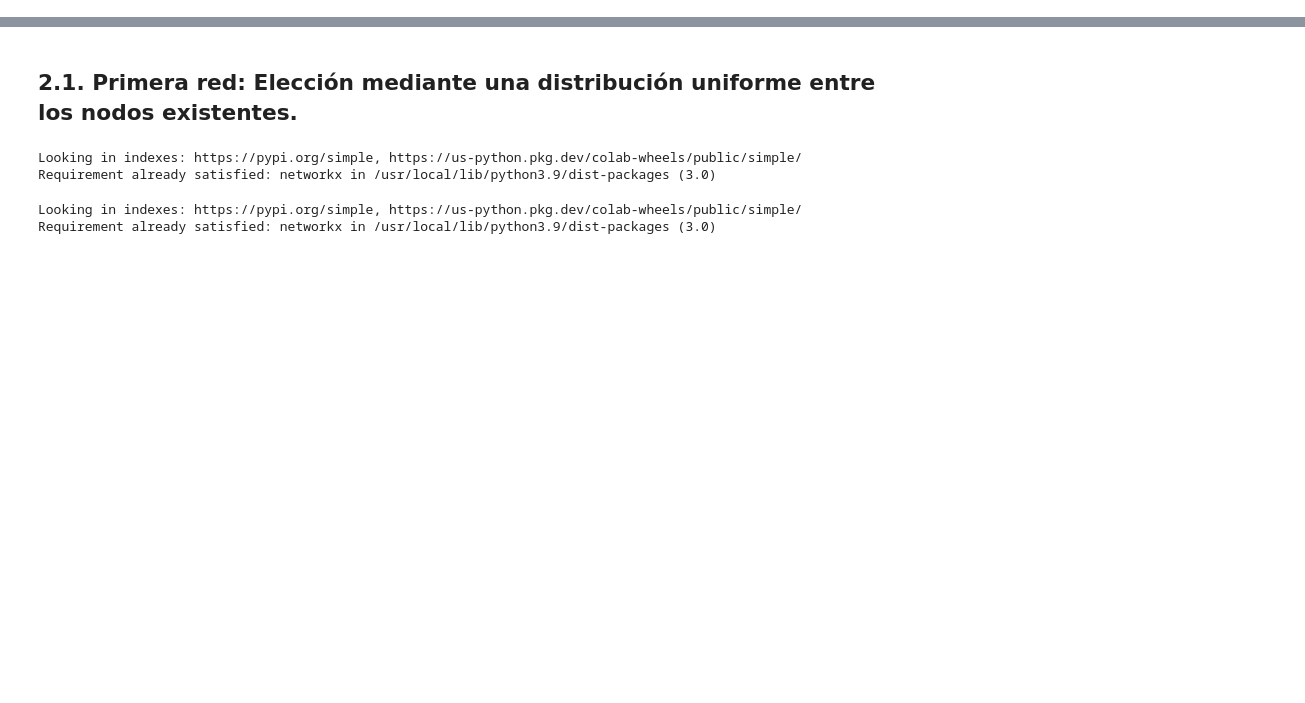
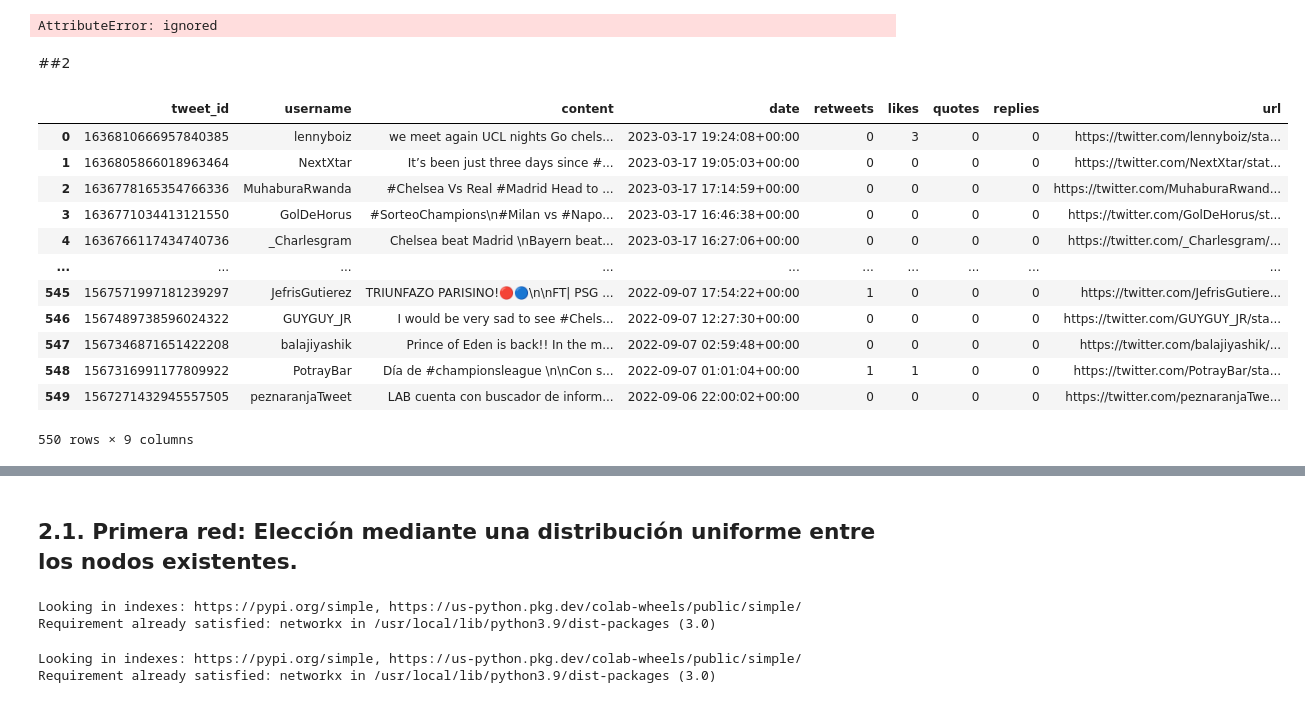
Before and after one commit to jsebastianquiroga/Topicos_analitica, a Jupyter notebook: Notebook/Empirical_network_twitter.ipynb, the cells around one changed output, grey strips where cells are left out. Cells and saved outputs as stored; diff of their text form; code cells hidden in the pictures; blank space fills up the shorter version.

```diff
--- a/Notebook/Empirical_network_twitter.ipynb
+++ b/Notebook/Empirical_network_twitter.ipynb
@@ -53,0 +81,23 @@ Se construiran dos redes, se comenzara con dos nodos, y posteriormente se coneca
+# %%
+# set the search query and search method
+query = "realDonaldTrump"
+search_method = "username"
+
+# set the start and end dates
+start_date = "2023-01-01"
+end_date = "2023-03-31"
+
+# create a TwitterGraph object with the search query, search method, start date, and end date
+tg = TwitterGraph(query, search_method, max_tweets=10, start_date=start_date, end_date=end_date)
+
+# # scrape tweets and build the directed graph
+# tg.build_graph()
+
+# # visualize the graph
+# tg.visualize_graph()
+
+# extract tweet data into a Pandas DataFrame
+tweet_data = tg.get_tweet_data()
+print(tweet_data.head())
+# %% [output]
+AttributeError: ignored
@@ -53,0 +202,2 @@ Se construiran dos redes, se comenzara con dos nodos, y posteriormente se coneca
+# %% [markdown]
+##2
@@ -53,0 +342,23 @@ Se construiran dos redes, se comenzara con dos nodos, y posteriormente se coneca
+# %%
+import pandas as pd
+
+tg = TwitterGraph("#Chelsea#Madrid", "hashtag", max_tweets=550)
+
+tweets = tg._scrape_tweets()
+
+df = pd.DataFrame(tweets)
+df
+# %% [output]
+|  | tweet_id | username | content | date | retweets | likes | quotes | replies | url |
+| 0 | 1636810666957840385 | lennyboiz | we meet again UCL nights Go chels... | 2023-03-17 19:24:08+00:00 | 0 | 3 | 0 | 0 | https://twitter.com/lennyboiz/sta... |
+| 1 | 1636805866018963464 | NextXtar | It’s been just three days since #... | 2023-03-17 19:05:03+00:00 | 0 | 0 | 0 | 0 | https://twitter.com/NextXtar/stat... |
+| 2 | 1636778165354766336 | MuhaburaRwanda | #Chelsea Vs Real #Madrid Head to ... | 2023-03-17 17:14:59+00:00 | 0 | 0 | 0 | 0 | https://twitter.com/MuhaburaRwand... |
+| 3 | 1636771034413121550 | GolDeHorus | #SorteoChampions\n#Milan vs #Napo... | 2023-03-17 16:46:38+00:00 | 0 | 0 | 0 | 0 | https://twitter.com/GolDeHorus/st... |
+| 4 | 1636766117434740736 | _Charlesgram | Chelsea beat Madrid \nBayern beat... | 2023-03-17 16:27:06+00:00 | 0 | 0 | 0 | 0 | https://twitter.com/_Charlesgram/... |
+| ... | ... | ... | ... | ... | ... | ... | ... | ... | ... |
+| 545 | 1567571997181239297 | JefrisGutierez | TRIUNFAZO PARISINO!🔴🔵\n\nFT| PSG ... | 2022-09-07 17:54:22+00:00 | 1 | 0 | 0 | 0 | https://twitter.com/JefrisGutiere... |
+| 546 | 1567489738596024322 | GUYGUY_JR | I would be very sad to see #Chels... | 2022-09-07 12:27:30+00:00 | 0 | 0 | 0 | 0 | https://twitter.com/GUYGUY_JR/sta... |
+| 547 | 1567346871651422208 | balajiyashik | Prince of Eden is back!! In the m... | 2022-09-07 02:59:48+00:00 | 0 | 0 | 0 | 0 | https://twitter.com/balajiyashik/... |
+| 548 | 1567316991177809922 | PotrayBar | Día de #championsleague \n\nCon s... | 2022-09-07 01:01:04+00:00 | 1 | 1 | 0 | 0 | https://twitter.com/PotrayBar/sta... |
+| 549 | 1567271432945557505 | peznaranjaTweet | LAB cuenta con buscador de inform... | 2022-09-06 22:00:02+00:00 | 0 | 0 | 0 | 0 | https://twitter.com/peznaranjaTwe... |
+550 rows × 9 columns
```
Also changed, not shown: parts of 12 cells of this notebook.
